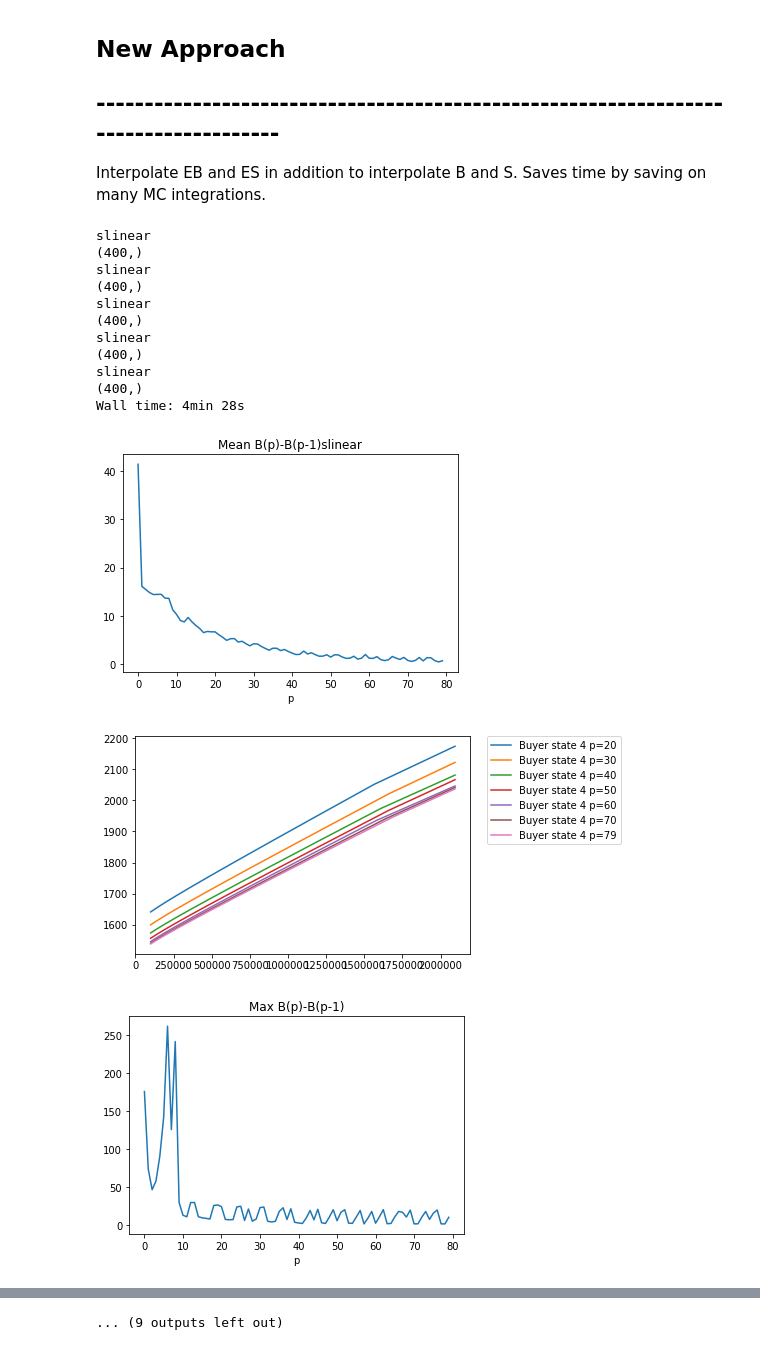
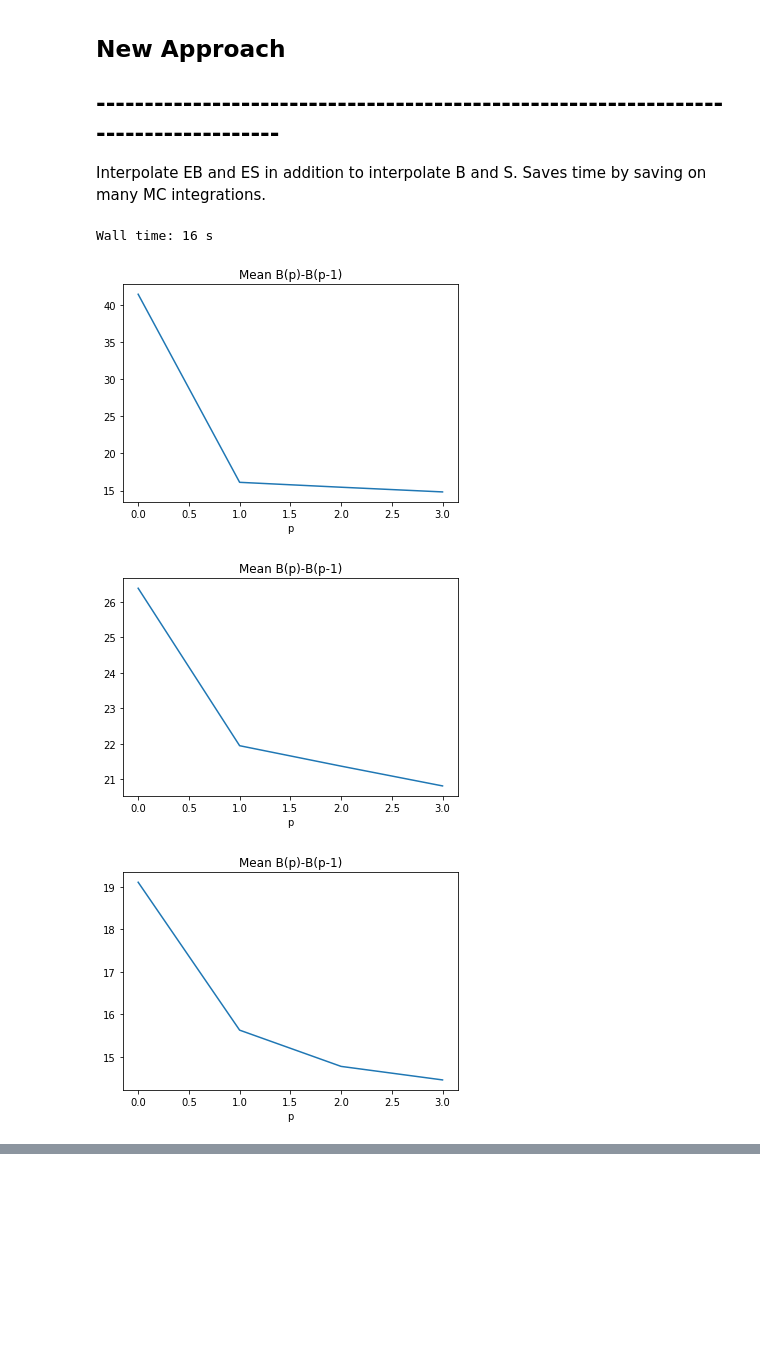
Before and after one commit to wolfgangrid/car_auctions_jupyter, a Jupyter notebook: cars_model_jupyter_state.ipynb, the cells around one changed output, grey strips where cells are left out. Drawn from its saved outputs; the diff is of its cells as text; code cells hidden in the pictures; blank space fills up the shorter version.

```diff
--- a/cars_model_jupyter_state.ipynb
+++ b/cars_model_jupyter_state.ipynb
@@ -262,71 +346,37 @@ def fn_iterate(f_param1,f_param2,f_set,
 # %%
 %%time
 np.random.seed(2)
 
 #initial value functions
 B_cont = (1/(1-beta))*  (alpha*np.log((1-beta)*y_grid) + np.zeros(len(w)*state_grid.shape[0]*len(y_grid)).reshape(len(w),state_grid.shape[0],len(y_grid)))
 S_cont = (1/(1-beta))* (alpha*np.log((1-beta)*y_grid) + np.array(np.repeat(w,state_grid.shape[0]*len(y_grid))).reshape(len(w),state_grid.shape[0],len(y_grid)))
 
 #every one of N potential bidders has probability sigma of being active -- if m bidders are active, there are m-1 rivals
 rival_bidders = np.random.binomial(N,sigma,size=n_draws) - 1
 rival_bidders_ids = np.array([np.random.choice(N,size=rival_bidders[i], replace=False) for i in np.arange(n_draws)]) #dimensions: n_draws
 
 #every one of N potential bidders has probability sigma of being active
 active_bidders = np.random.binomial(N,sigma,size=n_draws)
 active_bidders_ids = np.array([np.random.choice(N,size=active_bidders[i], replace=False) for i in np.arange(n_draws)])
 #dimensions: n_draws
 
 #param_1 = [alpha,w]
 param_1 =[7.8,np.array([8.3,3.4,2.2])]
 param_2 = [beta,rho,sigma]
 set1 = [y_grid,lyg,b_grid,n_draws,state_grid]
 for deg in[1,2,3,4,5]:
-    #for kind in['nearest', 'zero', 'slinear', 'linear', 'quadratic', 'cubic']:
-    for kind in['slinear']:
-        print(kind)
-        sim_output = fn_iterate(f_param1 = param_1,f_param2 = param_2,f_set = set1,
-                        B_start = B_cont,S_start = S_cont, n_iter = 80,
-                        f_distr_R_states = distr_R_states,f_transition_probs = transition_probs,
-                        f_y_realis = y_realis_states,
-                        f_rival_bidders_ids=rival_bidders_ids, f_active_bidders_ids = active_bidders_ids, kind=kind,deg=deg)
-        check_mean = [np.mean(c) for c in sim_output[0]]
-        fig, ax = plt.subplots()
-        ax.plot(range(len(check_mean)),check_mean)
-        ax.set_xlabel("p")
-        plt.title("Mean B(p)-B(p-1)"+kind)
-        fig, ax = plt.subplots()
-        for p in [20,30,40,50,60,70,79]:
-            ax.plot(y_grid,sim_output[2][p][1,4,:], label="Buyer state 4 p=%d" %p)
-        ax.legend(bbox_to_anchor=(1.05, 1), loc=2, borderaxespad=0.)
-        check_max = [np.max(c) for c in sim_output[0]]
-        fig, ax = plt.subplots()
-        ax.plot(range(len(check_max)),check_max)
-        ax.set_xlabel("p")
-        plt.title("Max B(p)-B(p-1)")
-        sim_bid_function = sim_output[1][79]
-        fig, ax = plt.subplots()
-        #ax.plot(y_grid,y_grid, label="y")
-        for j in [0,1,2]:
-            ax.plot(y_grid,sim_bid_function[j,4,:], label="$b_%d(y,0)" %j)
-        #for j in [1,2]:
-        #    ax.plot(y_grid,sim_output[1][1][j,4,:], label="$b_%d(y,8)" %j)
-        #for j in [1,2]:
-        #    ax.plot(y_grid,sim_output[1][1][j,8,:], label="$b_%d(y,8)" %j)
-        ax.set_xlabel("Wealth")
-        ax.set_ylabel("Bid")
-        ax.legend(bbox_to_anchor=(1.05, 1), loc=2, borderaxespad=0.)
+    sim_output = fn_iterate(f_param1 = param_1,f_param2 = param_2,f_set = set1,
+                            B_start = B_cont,S_start = S_cont, n_iter = 4,
+                            f_distr_R_states = distr_R_states,f_transition_probs = transition_probs,
+                            f_y_realis = y_realis_states,
+                            f_rival_bidders_ids=rival_bidders_ids, f_active_bidders_ids = active_bidders_ids, deg=deg)
+    check_mean = [np.mean(c) for c in sim_output[0]]
+    fig, ax = plt.subplots()
+    ax.plot(range(len(check_mean)),check_mean)
+    ax.set_xlabel("p")
+    plt.title("Mean B(p)-B(p-1)")
 # %% [output]
-slinear
-(400,)
-slinear
-(400,)
-slinear
-(400,)
-slinear
-(400,)
-slinear
-(400,)
-Wall time: 4min 28s
+Wall time: 16 s
-[figure, old version]
+[figure, new version]
-[figure, old version]
+[figure, new version]
-[figure, old version]
+[figure, new version]
@@ -341,2 +385 @@ Wall time: 4min 28s
-... (9 outputs left out)
 # %%
```
Also changed, not shown: parts of 18 cells of this notebook.
